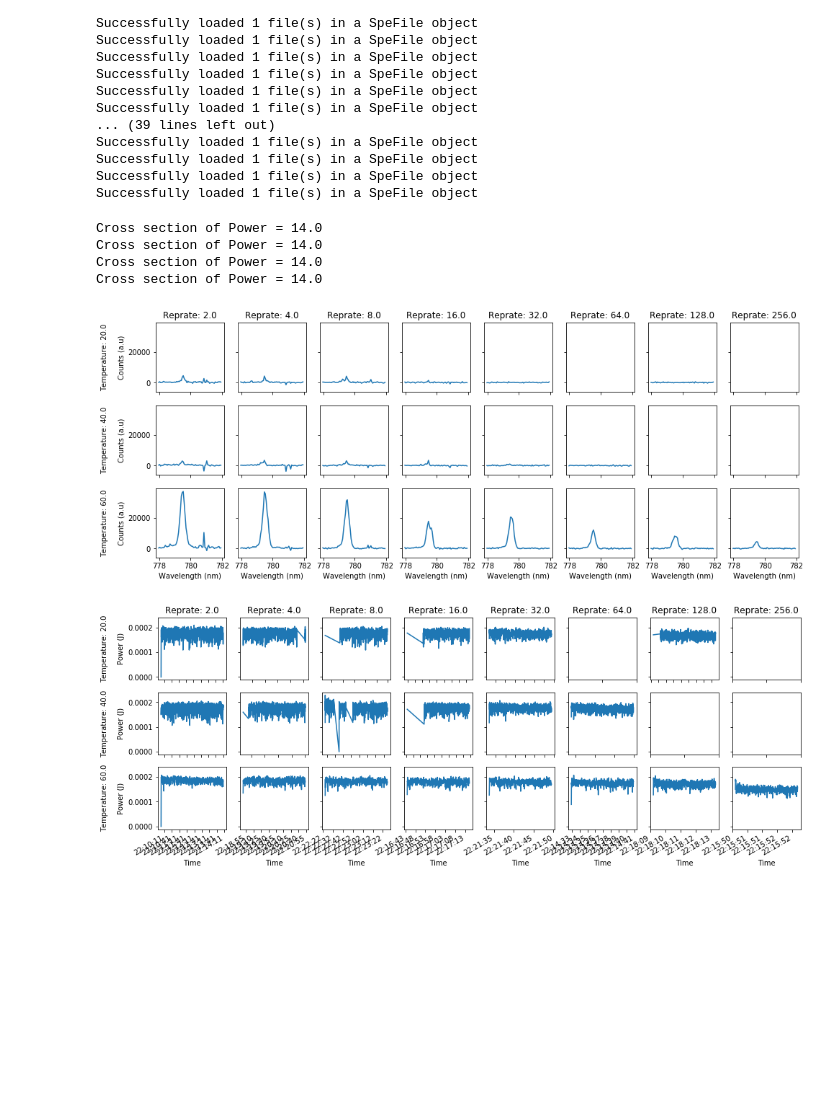
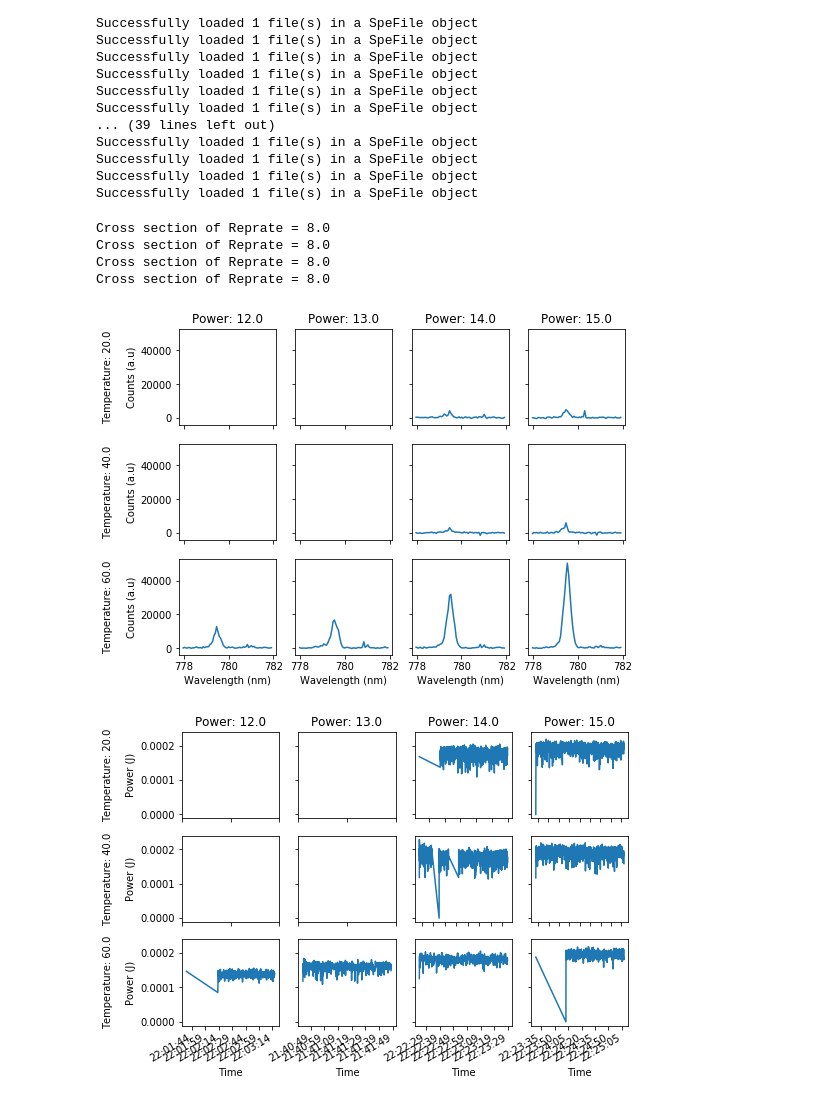
Before and after one commit to msb002/MHDlab, a Jupyter notebook: Analysis/Jupyter Notebooks/TRPL/VaporTubes 10-25-18.ipynb, the cells around one changed output. Saved outputs shown, nothing was run; the diff lists cells and outputs as text; code cells hidden in the pictures; blank space fills up the shorter version.

```diff
--- a/Analysis/Jupyter Notebooks/TRPL/VaporTubes 10-25-18.ipynb
+++ b/Analysis/Jupyter Notebooks/TRPL/VaporTubes 10-25-18.ipynb
@@ -66,9 +52,9 @@ dfs_PL = load.common.tcdict2mi(dfs_PL, regexs)
 dfs_pow = load.common.tcdict2mi(dfs_pow, regexs)
 dfs_T = load.common.tcdict2mi(dfs_T, regexs)
 
-dfs_PL = last_measnum(dfs_PL)
-dfs_pow = last_measnum(dfs_pow)
-dfs_T = last_measnum(dfs_T)
+dfs_PL = load.common.last_measnum(dfs_PL)
+dfs_pow = load.common.last_measnum(dfs_pow)
+dfs_T = load.common.last_measnum(dfs_T)
 
 dfs_PL.sort_index(level = 'Temperature', inplace = True)
 dfs_pow.sort_index(level = 'Temperature', inplace = True)
@@ -96,8 +82,8 @@ Successfully loaded 1 file(s) in a SpeFile object
 Successfully loaded 1 file(s) in a SpeFile object
 Successfully loaded 1 file(s) in a SpeFile object
 # %%
-levelnum = 1
-value = 14.0
+levelnum = 2
+value = 8.0
 
 dfs_PL_cut = dfs_PL.copy()
 for testcase in dfs_PL_cut.index:
@@ -109,7 +95,7 @@ dfs_PL_cut = dfs_PL_cut.xs(value, level = levelnum)
 
 dfs_T_cut = dfs_T.copy()
 for testcase in dfs_T.index:
-    dfs_T_cut.loc[testcase][0] = pd.DataFrame(dfs_T.loc[testcase][0]['/\'TC1\'/\'Temperature_0\''])
+    dfs_T_cut.loc[testcase][0] = pd.DataFrame(dfs_T.loc[testcase][0]['/\'TC1\'/\'Temperature_2\''])
 
 print('Cross section of ' + dfs_T_cut.index.names[levelnum] +" = " + str(value))
 dfs_T_cut = dfs_T_cut.xs(value, level = levelnum)
@@ -130,7 +116,7 @@ for testcase in dfs_pow_m2.index:
 print('Cross section of ' + dfs_pow_m2.index.names[levelnum] +" = " + str(value))
 dfs_pow_m2 = dfs_pow_m2.xs(value, level = levelnum)
 # %% [output]
-Cross section of Power = 14.0
-Cross section of Power = 14.0
-Cross section of Power = 14.0
-Cross section of Power = 14.0
+Cross section of Reprate = 8.0
+Cross section of Reprate = 8.0
+Cross section of Reprate = 8.0
+Cross section of Reprate = 8.0
@@ -178,10 +123,10 @@ def plotgrid(dfs, sel_col = None, squash = False, sharey = True, sharex = True,
 # %%
-fig, axes = plotgrid(dfs_PL_cut,squash = False, sel_col = -1, xlabel = "Wavelength (nm)", ylabel = "Counts (a.u)")
+fig, axes = plot.common.plotgrid(dfs_PL_cut,squash = False, sel_col = -1, xlabel = "Wavelength (nm)", ylabel = "Counts (a.u)")
 # %% [output]
-[figure, old version]
+[figure, new version]
 # %%
-fig, axes = plotgrid(dfs_pow_m2,sharex = False,xlabel = "Time", ylabel = "Power (J)")
+fig, axes = plot.common.plotgrid(dfs_pow_m2,sharex = False,xlabel = "Time", ylabel = "Power (J)")
 fig.autofmt_xdate()
 # %% [output]
-[figure, old version]
+[figure, new version]
 # %%
```
Also changed, not shown: parts of 5 cells of this notebook, 4 other files.
